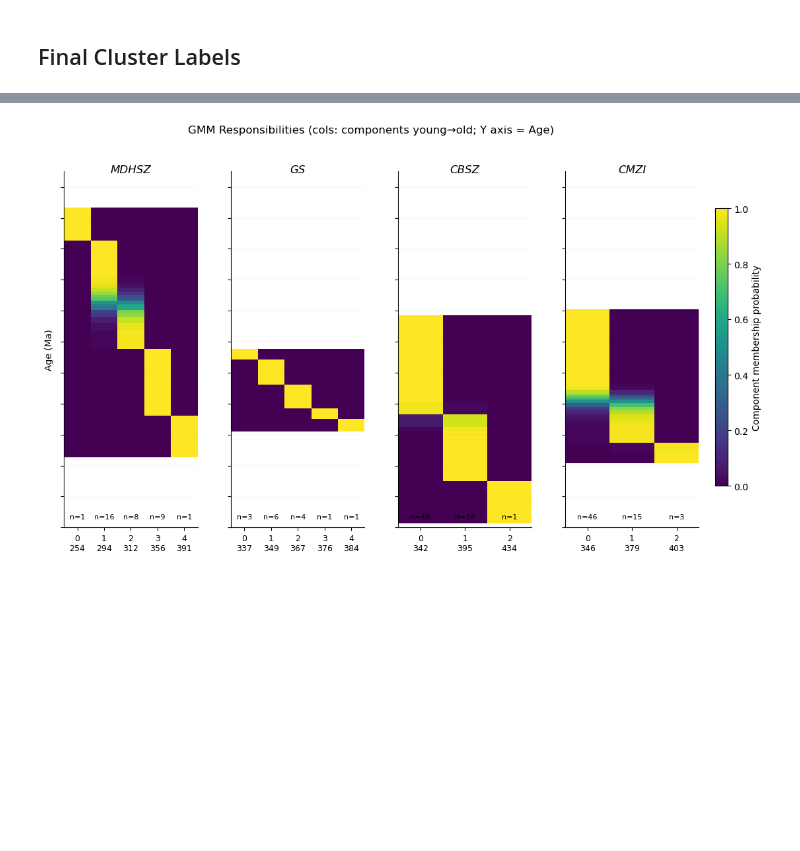
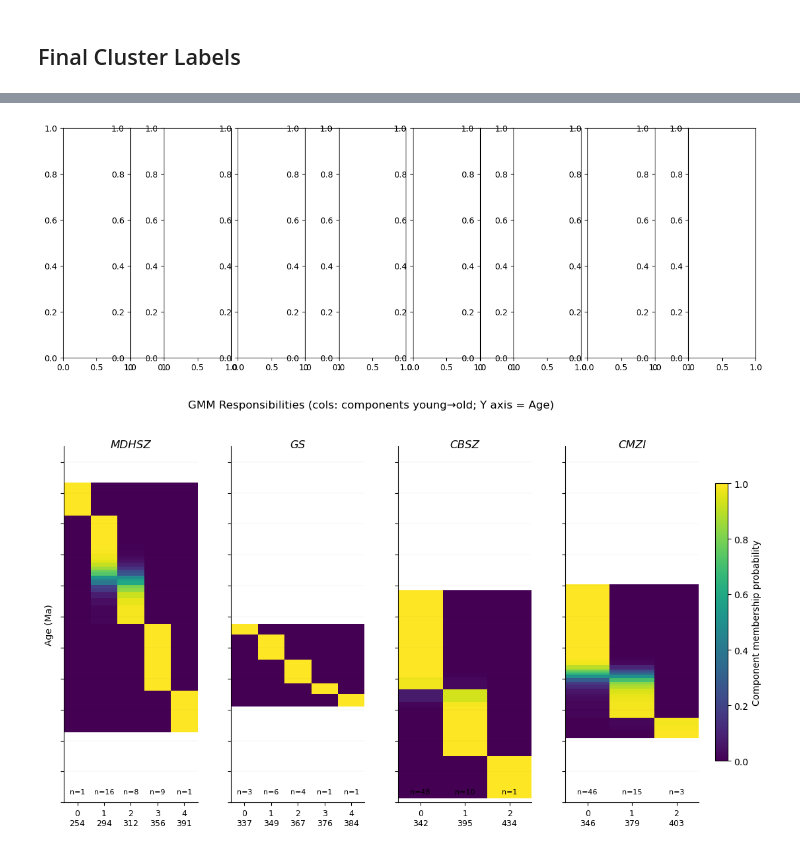
Before and after one commit to masseygeo/monazite-age-clustering, a Jupyter notebook: code/gmm.ipynb, the cells around one changed output, grey strips where cells are left out. Cells and saved outputs as stored; diff of their text form; code cells hidden in the pictures; blank space fills up the shorter version.

```diff
--- a/code/gmm.ipynb
+++ b/code/gmm.ipynb
@@ -248,3 +236,44 @@ plt.show()
+# %%
+zone_clusters = {'MDHSZ': 5,
+                 'GS': 5,
+                 'CBSZ': 3,
+                 'CMZI': 4}
+
+
+##### Plot figure...
+
+fig = plt.figure(figsize=(15, 5))
+width_ratios = [1.0, 0.5, 1.0, 0.1, 1.0, 0.5, 1.0, 0.1, 1.0, 0.5, 1.0, 0.1, 1.0, 0.5, 1.0]
+gs = GridSpec(nrows=1, ncols=15, figure=fig, wspace=0, width_ratios=width_ratios)
+
+# define axes - left triplet (A), spacer (hidden), right triplet (B)...
+axA_1 = fig.add_subplot(gs[0, 0])
+axA_2 = fig.add_subplot(gs[0, 1], sharey=axA_1)
+axA_3 = fig.add_subplot(gs[0, 2], sharey=axA_1)
+ax_sp1 = fig.add_subplot(gs[0, 3])                 # spacer
+axB_1 = fig.add_subplot(gs[0, 4], sharey=axA_1)
+axB_2 = fig.add_subplot(gs[0, 5], sharey=axA_1)
+axB_3 = fig.add_subplot(gs[0, 6], sharey=axA_1)
+ax_sp2 = fig.add_subplot(gs[0, 7])                 # spacer
+axC_1 = fig.add_subplot(gs[0, 8], sharey=axA_1)
+axC_2 = fig.add_subplot(gs[0, 9], sharey=axA_1)
+axC_3 = fig.add_subplot(gs[0, 10], sharey=axA_1)
+ax_sp3 = fig.add_subplot(gs[0, 11])                 # spacer
+axD_1 = fig.add_subplot(gs[0, 12], sharey=axA_1)
+axD_2 = fig.add_subplot(gs[0, 13], sharey=axA_1)
+axD_3 = fig.add_subplot(gs[0, 14], sharey=axA_1)
+
+# hide spacer axes...
+ax_sp1.axis("off")
+ax_sp2.axis("off")
+ax_sp3.axis("off")
+
+
+
+panel1_max = [0.0, 0.0, 0.0, 0.0]
+panel3_max = [0.0, 0.0, 0.0, 0.0]
+# %% [output]
+[figure, added]
 # %%
 import numpy as np
 import matplotlib.pyplot as plt
```
Also changed, not shown: parts of 6 cells of this notebook, 13 other files.
